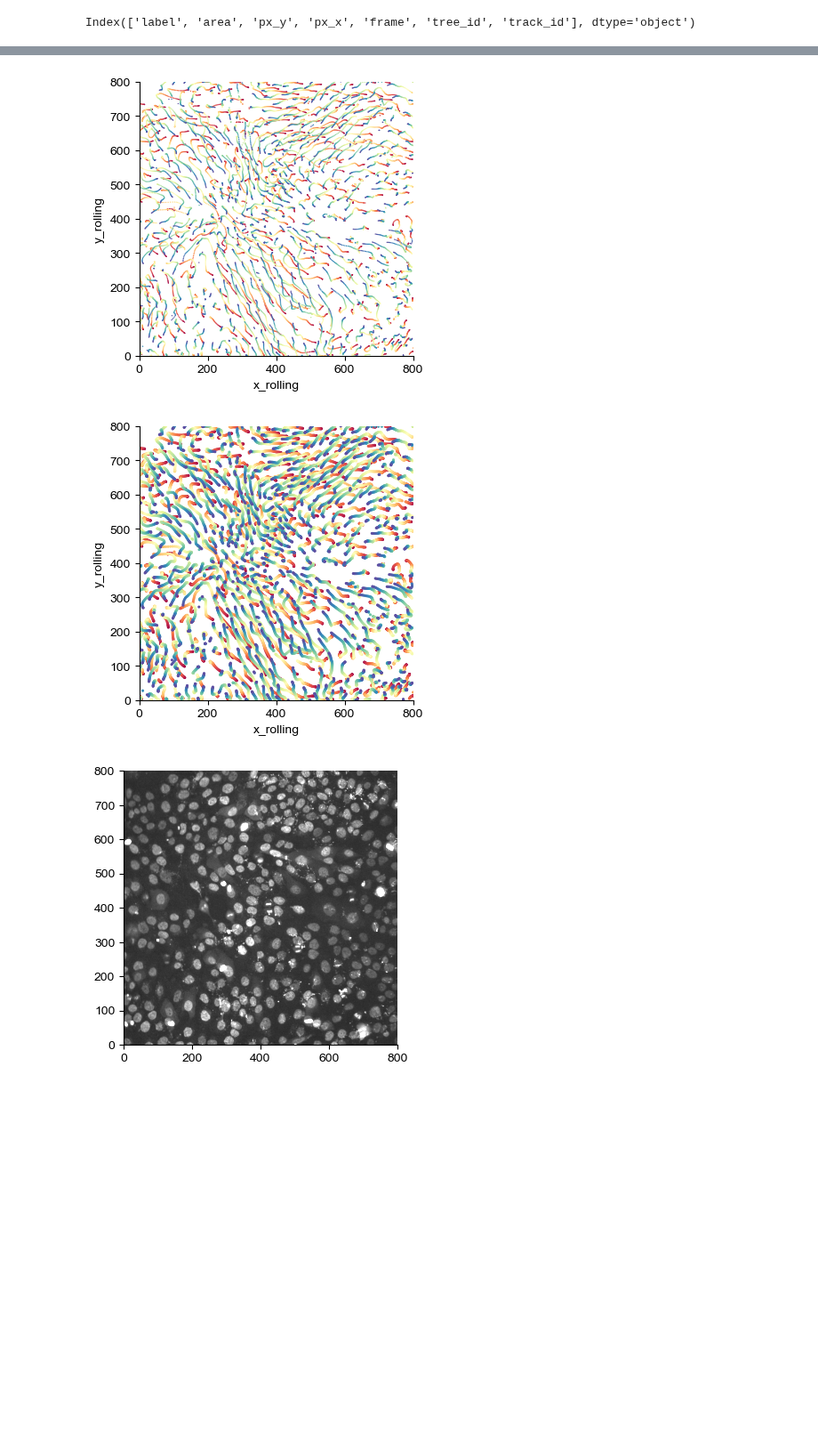
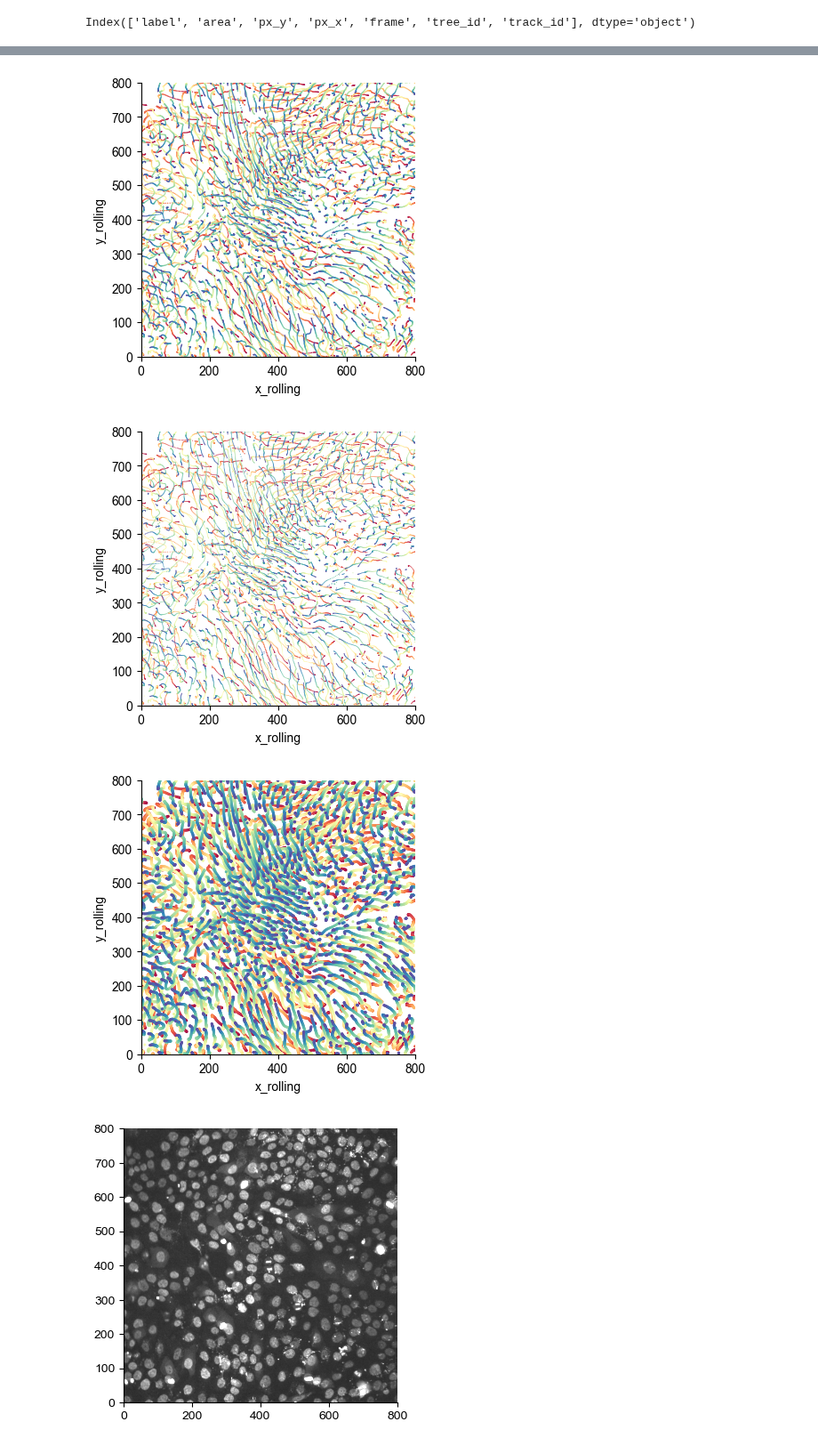
Before and after one commit to Harrison-Oatman/PyCLM, a Jupyter notebook: notebooks/cell_movement_vis.ipynb, the cells around one changed output, grey strips where cells are left out. Shown at 89% size. Cells and saved outputs as stored; diff of their text form; code cells hidden in the pictures; blank space fills up the shorter version.

```diff
--- a/notebooks/cell_movement_vis.ipynb
+++ b/notebooks/cell_movement_vis.ipynb
@@ -40,7 +64,7 @@ ss = tracks[tracks["px_x"].between(400, 1200) & tracks["px_y"].between(400, 1200
 ss = ss.sort_values("frame")
 ss["x_rolling"] = ss.groupby("track_id").rolling(window=5, min_periods=1)["px_x"].mean().reset_index(level=0, drop=True) - 400
 ss["y_rolling"] = ss.groupby("track_id").rolling(window=5, min_periods=1)["px_y"].mean().reset_index(level=0, drop=True) - 400
-ss = ss[ss["frame"] < 12*6]
+ss = ss[ss["frame"] < 12*10]
 
 fig, ax = plt.subplots(1, 1, figsize=(4, 4))
 
@@ -86,7 +110,24 @@ circle = Circle((400, 400), 187.5, color="cyan", fill=False, lw=2)
 sns.scatterplot(ss, x="x_rolling", y="y_rolling", hue="frame", legend=False, palette="Spectral", linewidth=0.0, s=1.0)
 
 
+plt.savefig(savepath / "circle_movement_just_lines_thin.png", dpi=450)
 plt.savefig(savepath / "circle_movement_just_lines_thin.pdf")
+plt.show()
+
+fig, ax = plt.subplots(1, 1, figsize=(4, 4))
+
+plt.xlim(0, 800)
+plt.ylim(0, 800)
+plt.gca().set_aspect('equal')
+circle = Circle((400, 400), 187.5, color="cyan", fill=False, lw=2)
+
+# plt.imshow(arr[0, 0, 400:1200, 400:1200], cmap="gray", vmin=0, vmax=3000)
+# plt.gca().add_patch(circle)
+sns.scatterplot(ss, x="x_rolling", y="y_rolling", hue="frame", legend=False, palette="Spectral", linewidth=0.0, s=0.5)
+
+
+plt.savefig(savepath / "circle_movement_just_lines_EXTREMEthin.png", dpi=450)
+plt.savefig(savepath / "circle_movement_just_lines_EXTREMEthin.pdf")
 plt.show()
 
 fig, ax = plt.subplots(1, 1, figsize=(4, 4))
@@ -100,7 +141,7 @@ circle = Circle((400, 400), 187.5, color="cyan", fill=False, lw=2)
 # plt.gca().add_patch(circle)
 sns.scatterplot(ss, x="x_rolling", y="y_rolling", hue="frame", legend=False, palette="Spectral", linewidth=0.0, s=5.0)
 
-
+plt.savefig(savepath / "circle_movement_just_lines_thick.png", dpi=450)
 plt.savefig(savepath / "circle_movement_just_lines_thick.pdf")
 plt.show()
 # %% [output]
@@ -108,5 +149,6 @@ plt.show()
-[figure, old version]
+[figure, new version]
-[figure, old version]
+[figure, new version]
+[figure, added]
 # %%
 fig, ax = plt.subplots(1, 1, figsize=(4, 4))
 
```
Also changed, not shown: parts of 4 cells of this notebook.
